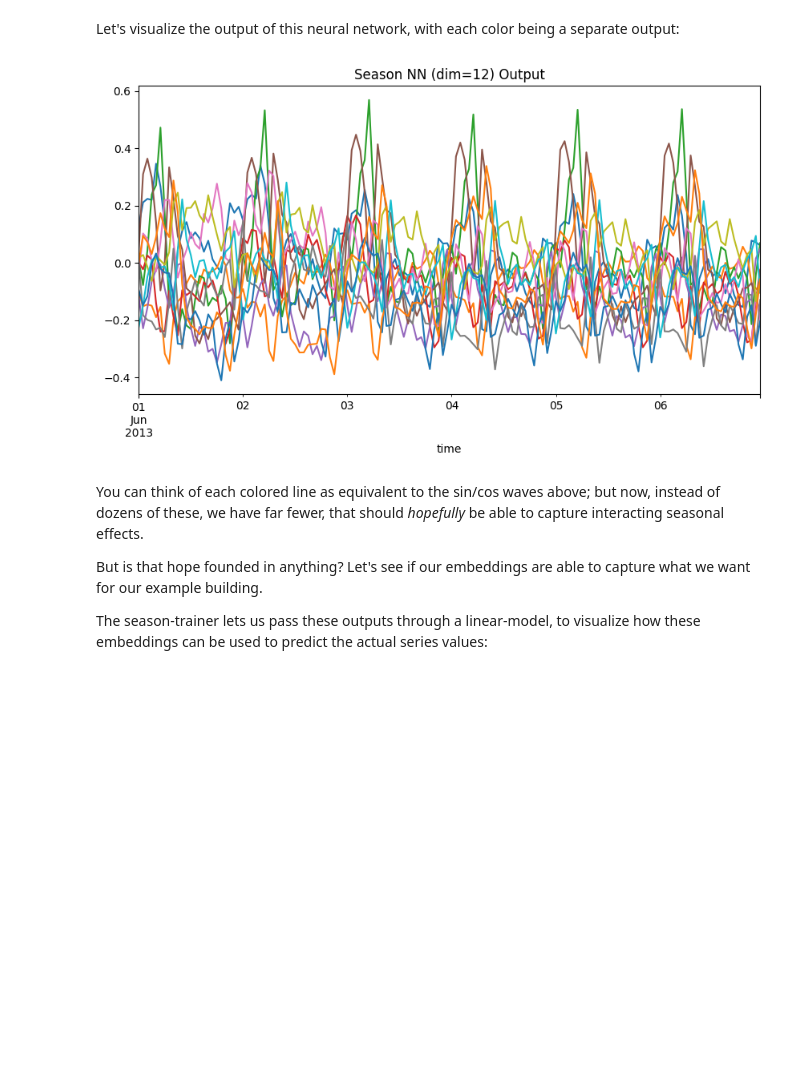
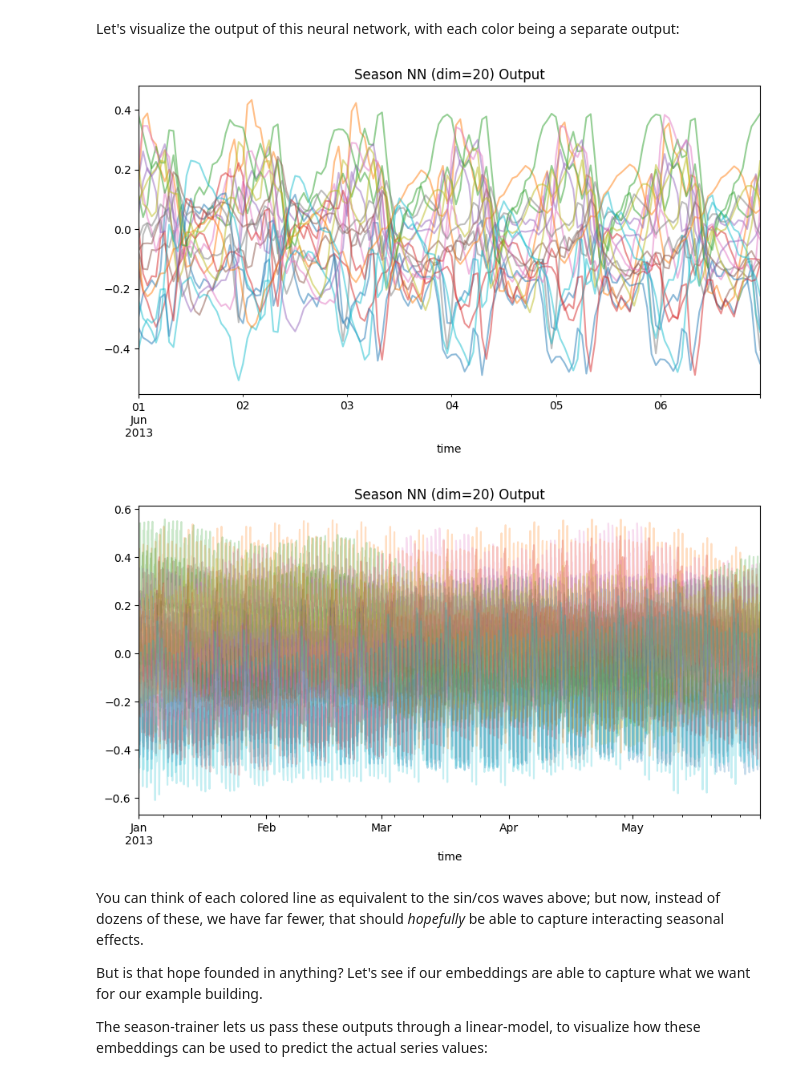
Before and after one commit to strongio/torchcast, a Jupyter notebook: docs/examples/electricity.ipynb, the cells around one changed output. Cells and saved outputs as stored; diff of their text form; code cells hidden in the pictures; blank space fills up the shorter version.

```diff
--- a/docs/examples/electricity.ipynb
+++ b/docs/examples/electricity.ipynb
@@ -28,6 +28,7 @@ However, with electricity data, it's limiting to model these separately, because
 # %%
 BASE_DIR = 'electricity'
 SPLIT_DT = np.datetime64('2013-06-01')
+DEVICE = torch.device('cuda' if torch.cuda.is_available() else 'cpu')
 # %% [markdown]
 ## Data-Prep
 # %%
@@ -43,6 +44,7 @@ except FileNotFoundError as e:
 
     with ZipFile(BytesIO(response.content)) as f:
         df_raw = pd.read_table(f.open('LD2011_2014.txt'), sep=";", decimal=",")
+    df_raw['dt'] = df_raw.pop('Unnamed: 0').astype('datetime64[ns]')
 
     # melt from wide -> long; aggregate from every-15min to every hour
     df_elec = (df_raw
@@ -393,21 +393,21 @@ For this purpose, `torchcast` provides the `SeasonalEmbeddingsTrainer` class:
 # %%
 from torchcast.utils.training import SeasonalEmbeddingsTrainer
 
-SEASON_EMBED_NDIM = 12
+SEASON_EMBED_NDIM = 20
 
 season_embedder = torch.nn.Sequential(
     torch.nn.LazyLinear(out_features=48),
     torch.nn.Tanh(),
     torch.nn.Linear(48, 48),
     torch.nn.Tanh(),
-    torch.nn.Linear(48, SEASON_EMBED_NDIM, bias=False)
+    torch.nn.Linear(48, SEASON_EMBED_NDIM)
 )
 
 season_trainer = SeasonalEmbeddingsTrainer(
     module=season_embedder,
     yearly=8,
     weekly=3,
-    daily=10
+    daily=8
 )
 # %% [markdown]
 Again, the number of embedding dimensions is a hyper-parameter, where we trade off computational efficiency for precision.
@@ -427,30 +427,32 @@ Let's use our trainer to train `season_embedder`:
 # %%
 try:
     _path = os.path.join(BASE_DIR, f"season_trainer{SEASON_EMBED_NDIM}.pt")
-    season_trainer = torch.load(_path)
+    season_trainer = torch.load(_path, map_location=DEVICE).to(DEVICE)
     season_embedder = season_trainer.module
     plt.plot(season_trainer.loss_history)
-    plt.ylim(0, 8)
+    plt.ylim(None, max(season_trainer.loss_history[5:]))
     plt.ylabel('MSE')
     plt.show()
 
 except FileNotFoundError as e:
     from IPython.display import clear_output
 
-    #season_trainer.loss_history = []
+    season_trainer.loss_history = []
     for loss in season_trainer(season_dl):
         season_trainer.loss_history.append(loss)
 
         # plot:
-        clear_output(wait=True)
-        plt.plot(season_trainer.loss_history)
-        plt.ylim(0, 8)
-        plt.ylabel('MSE')
-        plt.show()
+        if len(season_trainer.loss_history) > 5:
+            clear_output(wait=True)
+            plt.plot(season_trainer.loss_history)
+            plt.ylim(None, max(season_trainer.loss_history[5:]))
+            plt.ylabel('MSE')
+            plt.show()
 
-        # stop after converges (in our case, about 150 iterations):
-        if len(season_trainer.loss_history) > 150:
+        if len(season_trainer.loss_history) > 500:
             break
 
-    torch.save(_path)
+    torch.save(season_trainer, _path)
+
+season_trainer.to(torch.device('cpu'))
 # %% [output]
@@ -460,13 +463,19 @@ Let's visualize the output of this neural network, with each color being a separ
 # %%
 with torch.no_grad():
     times = ds_example_building.times().squeeze()
     pred = season_trainer.module(season_trainer.times_to_model_mat(times).to(torch.float))
-    (pd.DataFrame(pred.numpy())
-         .assign(time=times)
+    _df_pred = pd.DataFrame(pred.numpy()).assign(time=times)
+
+    (_df_pred
          .query("(time.dt.year == 2013) & (time.dt.month == 6) & (time.dt.day < 7)")
-         .plot(x='time', figsize=(10,5), legend=False, title=f'Season NN (dim={SEASON_EMBED_NDIM}) Output'))
+         .plot(x='time', figsize=(10,5), legend=False, title=f'Season NN (dim={SEASON_EMBED_NDIM}) Output', alpha=0.5))
+
+    (_df_pred
+         .query("(time.dt.year == 2013) & (time.dt.month < 6)")
+         .plot(x='time', figsize=(10,5), legend=False, title=f'Season NN (dim={SEASON_EMBED_NDIM}) Output', alpha=0.25))
 # %% [output]
-[figure, old version]
+[figure, new version]
+[figure, added]
 # %% [markdown]
 You can think of each colored line as equivalent to the sin/cos waves above; but now, instead of dozens of these, we have far fewer, that should *hopefully* be able to capture interacting seasonal effects.
 
```
Also changed, not shown: parts of 21 cells of this notebook.
